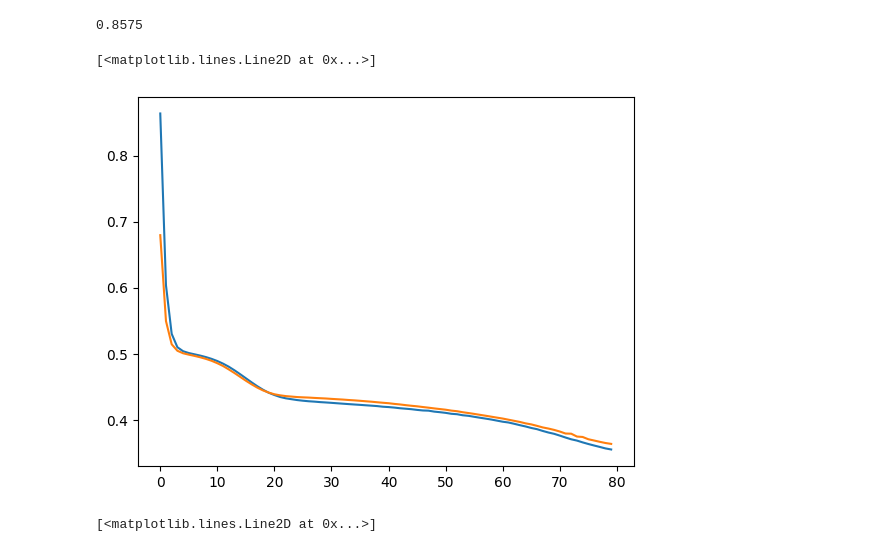
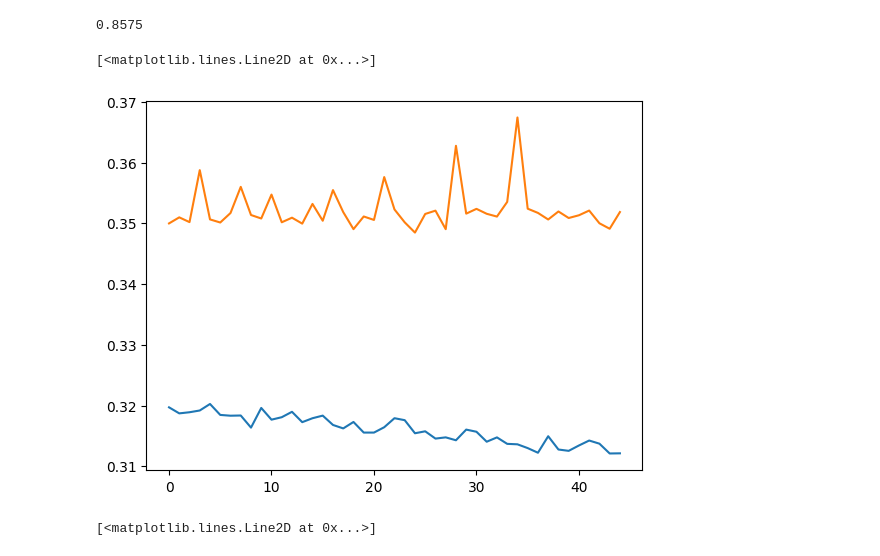
Before and after one commit to shahzeb147/Machine-Learning, a Jupyter notebook: pytorch/project approaches.ipynb, the cells around one changed output. Drawn from its saved outputs; the diff is of its cells as text; code cells hidden in the pictures.

```diff
--- a/pytorch/project approaches.ipynb
+++ b/pytorch/project approaches.ipynb
@@ -175,5 +175,5 @@ callback = EarlyStopping(
     restore_best_weights=False
 )
 # %%
-history1 = model.fit(X_train_trf,y_train,batch_size=250,epochs=80,verbose=1,validation_split=0.2, callbacks=callbacks)
+history1 = model.fit(X_train_trf,y_train,batch_size=32,epochs=3000,verbose=1,validation_split=0.2, callbacks=callback)
 # %% [output]
@@ -186,11 +214,11 @@ accuracy_score(y_test,y_pred)
 # %%
 import matplotlib.pyplot as plt
 
-plt.plot(history.history['loss'])
-plt.plot(history.history['val_loss'])
+plt.plot(history1.history['loss'])
+plt.plot(history1.history['val_loss'])
 # %% [output]
 [<matplotlib.lines.Line2D at 0x...>]
-[figure, old version]
+[figure, new version]
 # %%
 plt.plot(history.history['accuracy'])
 plt.plot(history.history['val_accuracy'])
```
Also changed, not shown: parts of 3 cells of this notebook, 1 other file.
